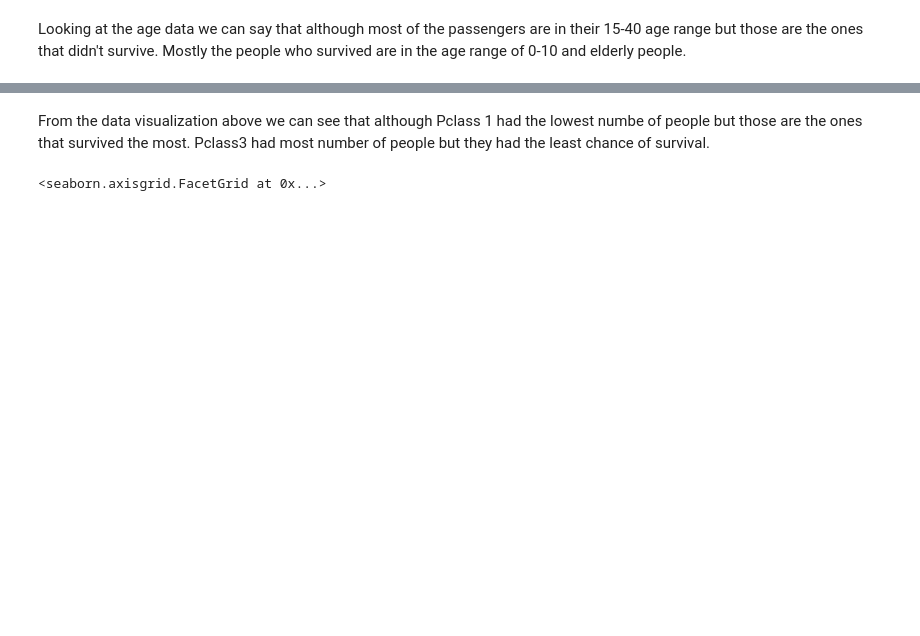
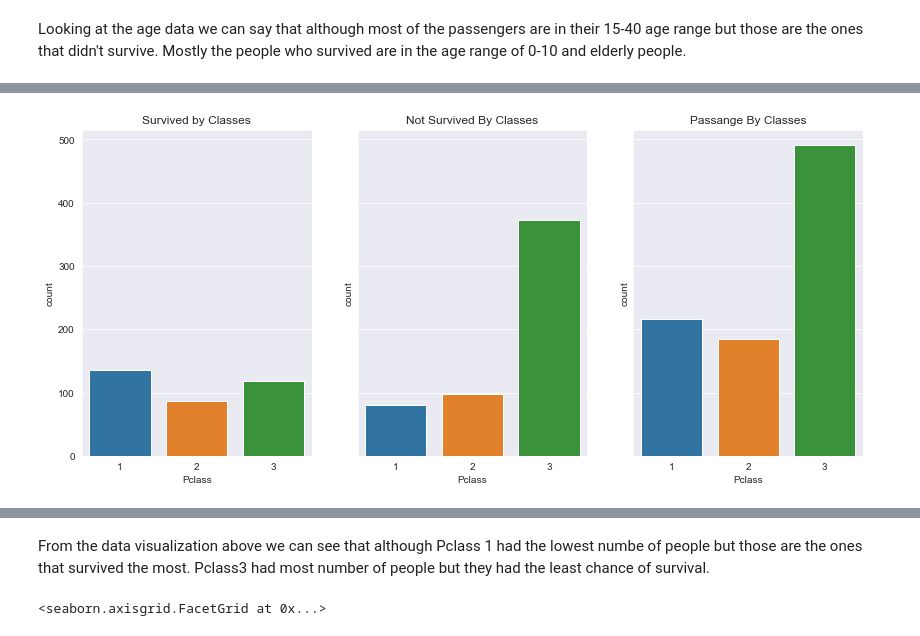
Before and after one commit to aakashvarshney23/TitanicML, a Jupyter notebook: Pre_processing.ipynb, the cells around one changed output, grey strips where cells are left out. Saved outputs shown, nothing was run; the diff lists cells and outputs as text; code cells hidden in the pictures; blank space fills up the shorter version.

```diff
--- a/Pre_processing.ipynb
+++ b/Pre_processing.ipynb
@@ -185,0 +198,12 @@ grid.map(plt.hist, 'Age', bins =10)
+# %%
+sns.set_style("darkgrid")
+f, (ax1, ax2, ax3) = plt.subplots(1, 3, sharey=True, figsize=(14,6))
+sns.countplot(data = train_e[train_e.Survived > 0], x = "Pclass",ax=ax1)
+ax1.set_title('Survived by Classes')
+sns.countplot(data = train_e[train_e.Survived == 0], x = "Pclass",ax=ax2)
+ax2.set_title('Not Survived By Classes')
+sns.countplot(data = train_e, x = "Pclass",ax=ax3)
+ax3.set_title('Passange By Classes')
+plt.show()
+# %% [output]
+[figure, added]
```
Also changed, not shown: parts of 68 cells of this notebook, 1 other file.
